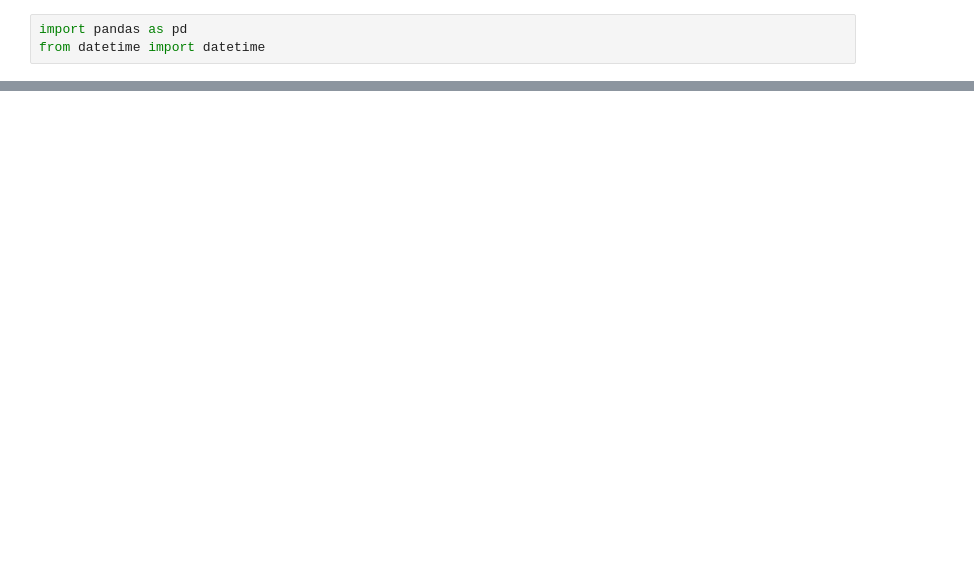
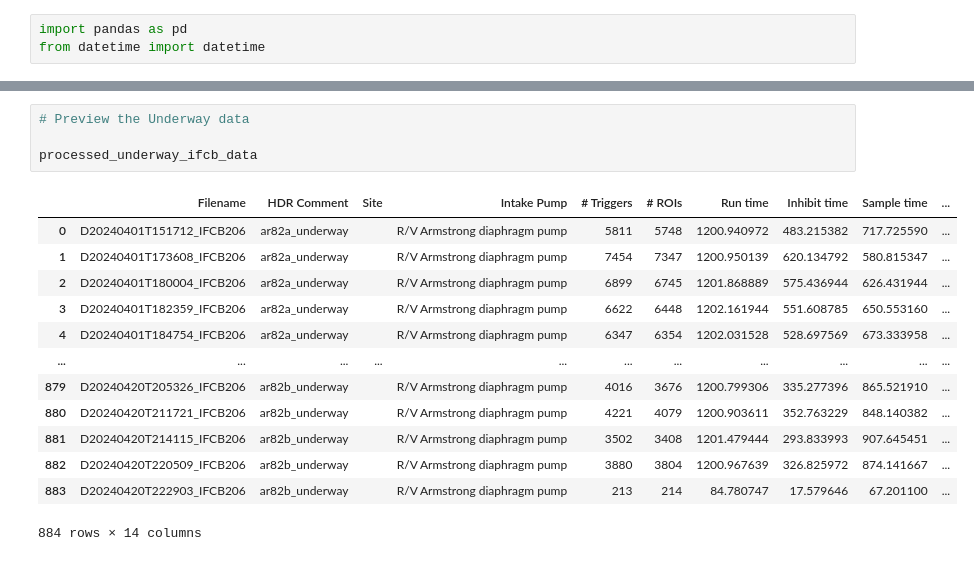
Before and after one commit to sauuyer/ifcb-parsing-processing, a Jupyter notebook: IFCB_Log_Notebooks/IFCB_Dashboard_Metadata_CSV_shipboard.ipynb, the cells around one changed output, grey strips where cells are left out. Saved outputs shown, nothing was run; the diff lists cells and outputs as text; blank space fills up the shorter version.

```diff
--- a/IFCB_Log_Notebooks/IFCB_Dashboard_Metadata_CSV_shipboard.ipynb
+++ b/IFCB_Log_Notebooks/IFCB_Dashboard_Metadata_CSV_shipboard.ipynb
@@ -43,0 +58,18 @@ processed_discrete_ifcb_data.columns.tolist()
+# %%
+# Preview the Underway data
+
+processed_underway_ifcb_data
+# %% [output]
+|  | Filename | HDR Comment | Site | Intake Pump | # Triggers | # ROIs | Run time | Inhibit time | Sample time | ... |
+| 0 | D20240401T151712_IFCB206 | ar82a_underway |  | R/V Armstrong diaphragm pump | 5811 | 5748 | 1200.940972 | 483.215382 | 717.725590 | ... |
+| 1 | D20240401T173608_IFCB206 | ar82a_underway |  | R/V Armstrong diaphragm pump | 7454 | 7347 | 1200.950139 | 620.134792 | 580.815347 | ... |
+| 2 | D20240401T180004_IFCB206 | ar82a_underway |  | R/V Armstrong diaphragm pump | 6899 | 6745 | 1201.868889 | 575.436944 | 626.431944 | ... |
+| 3 | D20240401T182359_IFCB206 | ar82a_underway |  | R/V Armstrong diaphragm pump | 6622 | 6448 | 1202.161944 | 551.608785 | 650.553160 | ... |
+| 4 | D20240401T184754_IFCB206 | ar82a_underway |  | R/V Armstrong diaphragm pump | 6347 | 6354 | 1202.031528 | 528.697569 | 673.333958 | ... |
+| ... | ... | ... | ... | ... | ... | ... | ... | ... | ... | ... |
+| 879 | D20240420T205326_IFCB206 | ar82b_underway |  | R/V Armstrong diaphragm pump | 4016 | 3676 | 1200.799306 | 335.277396 | 865.521910 | ... |
+| 880 | D20240420T211721_IFCB206 | ar82b_underway |  | R/V Armstrong diaphragm pump | 4221 | 4079 | 1200.903611 | 352.763229 | 848.140382 | ... |
+| 881 | D20240420T214115_IFCB206 | ar82b_underway |  | R/V Armstrong diaphragm pump | 3502 | 3408 | 1201.479444 | 293.833993 | 907.645451 | ... |
+| 882 | D20240420T220509_IFCB206 | ar82b_underway |  | R/V Armstrong diaphragm pump | 3880 | 3804 | 1200.967639 | 326.825972 | 874.141667 | ... |
+| 883 | D20240420T222903_IFCB206 | ar82b_underway |  | R/V Armstrong diaphragm pump | 213 | 214 | 84.780747 | 17.579646 | 67.201100 | ... |
+884 rows × 14 columns
```
Also changed, not shown: parts of 8 cells of this notebook, 1 other file.
